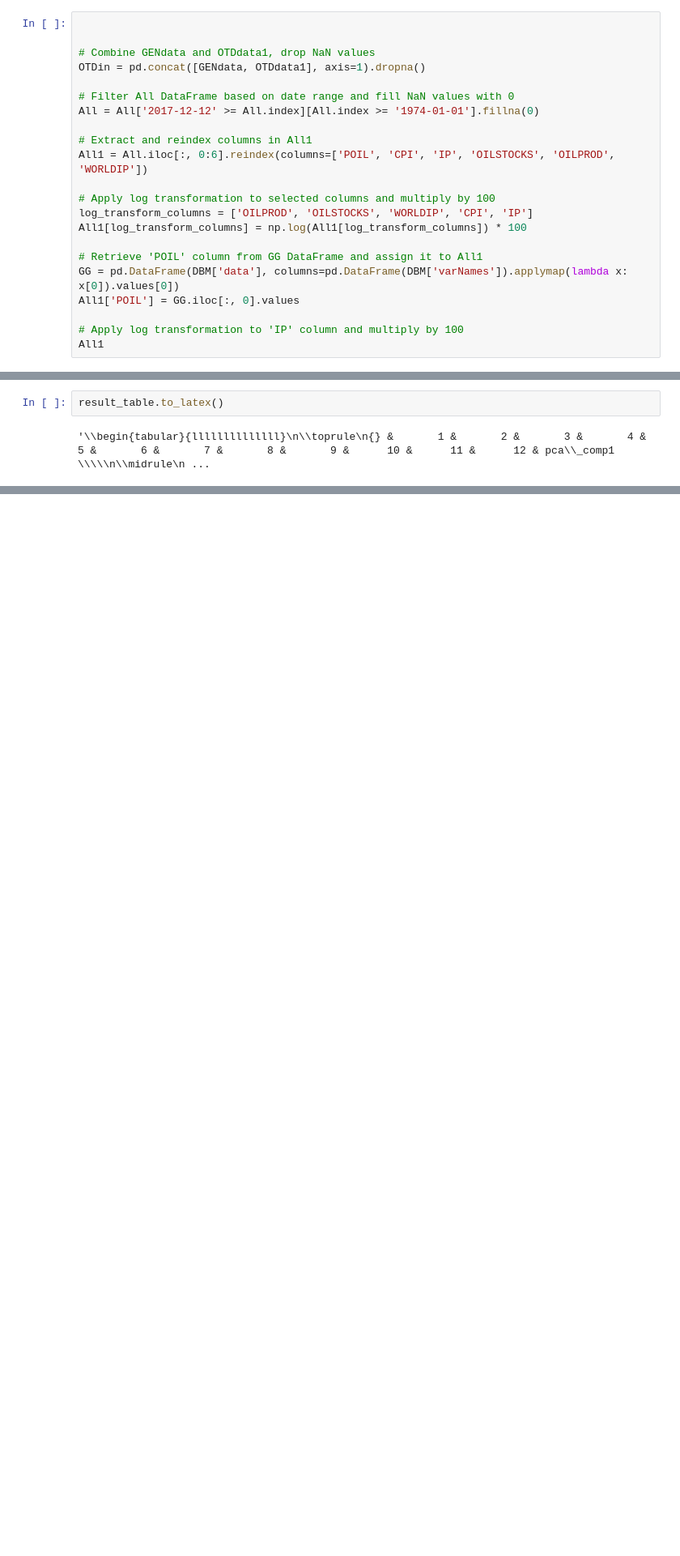
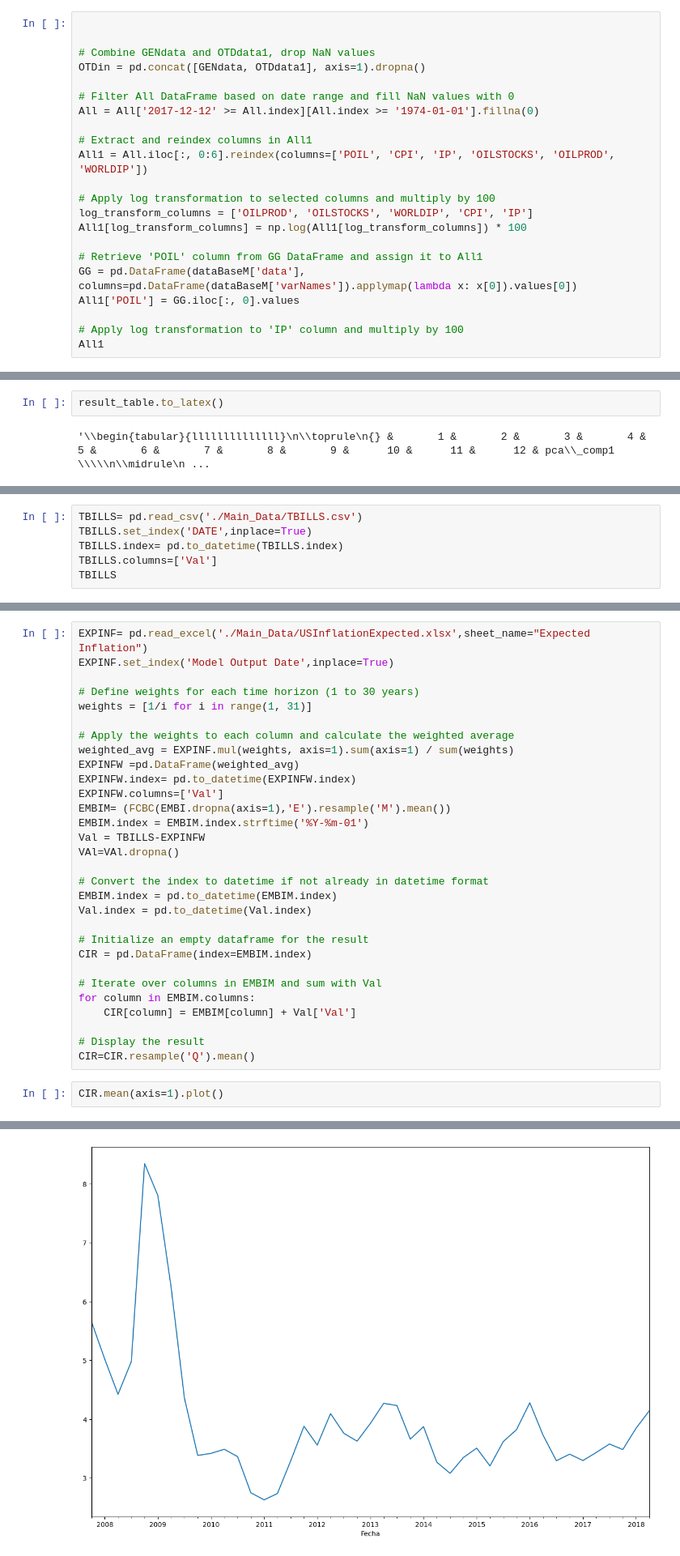
Before and after one commit to Allisterh/SVAR-Kanzig_Shousha_SVARIV, a Jupyter notebook: Kanzig_Shousha_SVARIV.ipynb, the cells around one changed output, grey strips where cells are left out. Shown at 81% size. Cells and saved outputs as stored; diff of their text form; blank space fills up the shorter version.

```diff
--- a/Kanzig_Shousha_SVARIV.ipynb
+++ b/Kanzig_Shousha_SVARIV.ipynb
@@ -240,7 +244,7 @@ log_transform_columns = ['OILPROD', 'OILSTOCKS', 'WORLDIP', 'CPI', 'IP']
 All1[log_transform_columns] = np.log(All1[log_transform_columns]) * 100
 
 # Retrieve 'POIL' column from GG DataFrame and assign it to All1
-GG = pd.DataFrame(DBM['data'], columns=pd.DataFrame(DBM['varNames']).applymap(lambda x: x[0]).values[0])
+GG = pd.DataFrame(dataBaseM['data'], columns=pd.DataFrame(dataBaseM['varNames']).applymap(lambda x: x[0]).values[0])
 All1['POIL'] = GG.iloc[:, 0].values
 
 # Apply log transformation to 'IP' column and multiply by 100
@@ -627,0 +1326,6 @@ False
+# %%
+TBILLS= pd.read_csv('./Main_Data/TBILLS.csv')
+TBILLS.set_index('DATE',inplace=True)
+TBILLS.index= pd.to_datetime(TBILLS.index)
+TBILLS.columns=['Val']
+TBILLS
@@ -627,0 +1347,33 @@ False
+# %%
+EXPINF= pd.read_excel('./Main_Data/USInflationExpected.xlsx',sheet_name="Expected Inflation")
+EXPINF.set_index('Model Output Date',inplace=True)
+
+# Define weights for each time horizon (1 to 30 years)
+weights = [1/i for i in range(1, 31)]
+
+# Apply the weights to each column and calculate the weighted average
+weighted_avg = EXPINF.mul(weights, axis=1).sum(axis=1) / sum(weights)
+EXPINFW =pd.DataFrame(weighted_avg)
+EXPINFW.index= pd.to_datetime(EXPINFW.index)
+EXPINFW.columns=['Val']
+EMBIM= (FCBC(EMBI.dropna(axis=1),'E').resample('M').mean())
+EMBIM.index = EMBIM.index.strftime('%Y-%m-01')
+Val = TBILLS-EXPINFW
+VAl=VAl.dropna()
+
+# Convert the index to datetime if not already in datetime format
+EMBIM.index = pd.to_datetime(EMBIM.index)
+Val.index = pd.to_datetime(Val.index)
+
+# Initialize an empty dataframe for the result
+CIR = pd.DataFrame(index=EMBIM.index)
+
+# Iterate over columns in EMBIM and sum with Val
+for column in EMBIM.columns:
+    CIR[column] = EMBIM[column] + Val['Val']
+
+# Display the result
+CIR=CIR.resample('Q').mean()
+# %%
+CIR.mean(axis=1).plot()
+# %% [output]
@@ -627,0 +1381 @@ False
+[figure, added]
```
Also changed, not shown: parts of 23 cells of this notebook.
